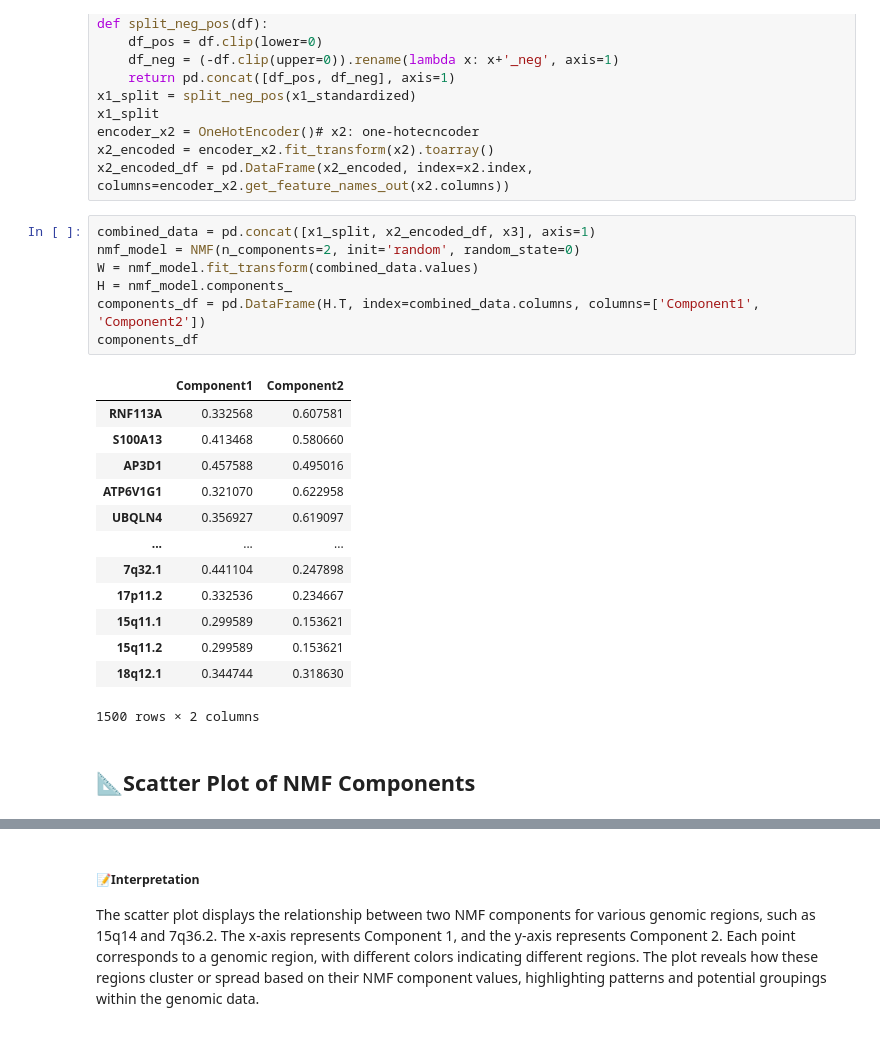
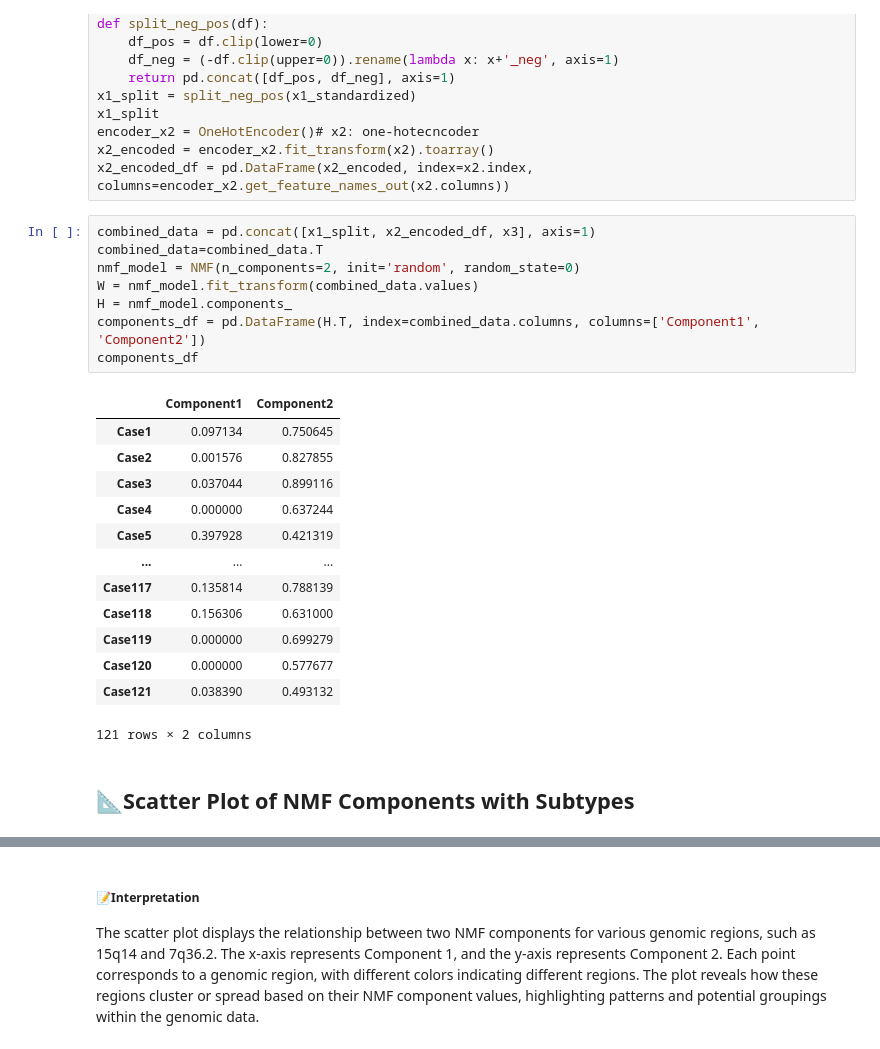
Before and after one commit to WanbingZeng/OMINEX, a Jupyter notebook: Chapter 2 Integration with NMF.ipynb, the cells around one changed output, grey strips where cells are left out. Drawn from its saved outputs; the diff is of its cells as text.

```diff
--- a/Chapter 2 Integration with NMF.ipynb
+++ b/Chapter 2 Integration with NMF.ipynb
@@ -262,24 +239,25 @@ x2_encoded = encoder_x2.fit_transform(x2).toarray()
 x2_encoded_df = pd.DataFrame(x2_encoded, index=x2.index, columns=encoder_x2.get_feature_names_out(x2.columns))
 # %%
 combined_data = pd.concat([x1_split, x2_encoded_df, x3], axis=1)
+combined_data=combined_data.T
 nmf_model = NMF(n_components=2, init='random', random_state=0)
 W = nmf_model.fit_transform(combined_data.values)
 H = nmf_model.components_
 components_df = pd.DataFrame(H.T, index=combined_data.columns, columns=['Component1', 'Component2'])
 components_df
 # %% [output]
 |  | Component1 | Component2 |
-| RNF113A | 0.332568 | 0.607581 |
-| S100A13 | 0.413468 | 0.580660 |
-| AP3D1 | 0.457588 | 0.495016 |
-| ATP6V1G1 | 0.321070 | 0.622958 |
-| UBQLN4 | 0.356927 | 0.619097 |
+| Case1 | 0.097134 | 0.750645 |
+| Case2 | 0.001576 | 0.827855 |
+| Case3 | 0.037044 | 0.899116 |
+| Case4 | 0.000000 | 0.637244 |
+| Case5 | 0.397928 | 0.421319 |
 | ... | ... | ... |
-| 7q32.1 | 0.441104 | 0.247898 |
-| 17p11.2 | 0.332536 | 0.234667 |
-| 15q11.1 | 0.299589 | 0.153621 |
-| 15q11.2 | 0.299589 | 0.153621 |
-| 18q12.1 | 0.344744 | 0.318630 |
+| Case117 | 0.135814 | 0.788139 |
+| Case118 | 0.156306 | 0.631000 |
+| Case119 | 0.000000 | 0.699279 |
+| Case120 | 0.000000 | 0.577677 |
+| Case121 | 0.038390 | 0.493132 |
-1500 rows × 2 columns
+121 rows × 2 columns
 # %% [markdown]
-## 📐Scatter Plot of NMF Components
+## 📐Scatter Plot of NMF Components with Subtypes
```
Also changed, not shown: parts of 32 cells of this notebook, 1 other file.
